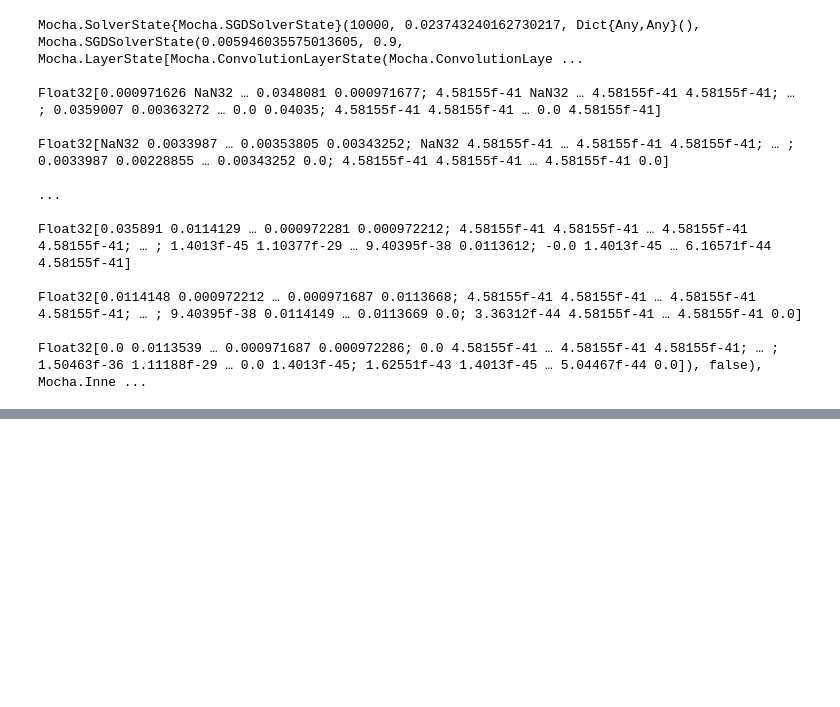
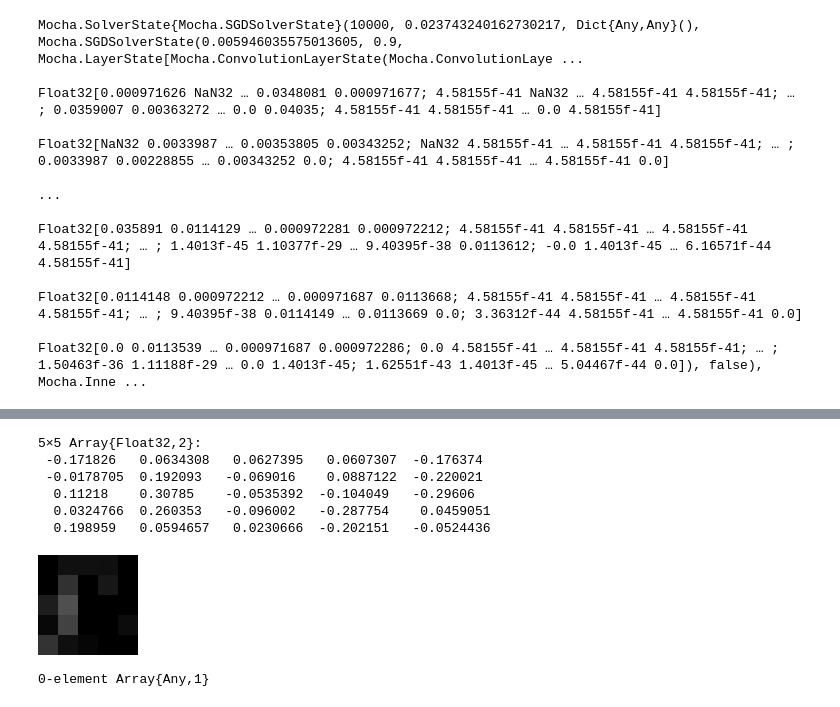
Before and after one commit to ccardona327/mocha, a Jupyter notebook: mnist/mocha_demo.ipynb, the cells around one changed output, grey strips where cells are left out. Saved outputs shown, nothing was run; the diff lists cells and outputs as text; code cells hidden in the pictures; blank space fills up the shorter version.

Commit message:
plot conv filters

```diff
--- a/mnist/mocha_demo.ipynb
+++ b/mnist/mocha_demo.ipynb
@@ -286,0 +290,2 @@ show()  #required to display the figure in non-interactive mode
+# %%
+model_params = load("snapshots/snapshot-010000.jld")
@@ -286,0 +342,17 @@ show()  #required to display the figure in non-interactive mode
+# %%
+filter_img = model_params["params_all"]["conv1"][1][:,:,1,1]
+# %% [output]
+5×5 Array{Float32,2}:
+ -0.171826   0.0634308   0.0627395   0.0607307  -0.176374
+ -0.0178705  0.192093   -0.069016    0.0887122  -0.220021
+  0.11218    0.30785    -0.0535392  -0.104049   -0.29606
+  0.0324766  0.260353   -0.096002   -0.287754    0.0459051
+  0.198959   0.0594657   0.0230666  -0.202151   -0.0524436
+# %%
+filter_img = Gray.(filter_img)
+# %% [output]
+[figure, added]
+# %%
+filters=[]
+# %% [output]
+0-element Array{Any,1}
```
Also changed, not shown: parts of 29 cells of this notebook, 4 other files.
